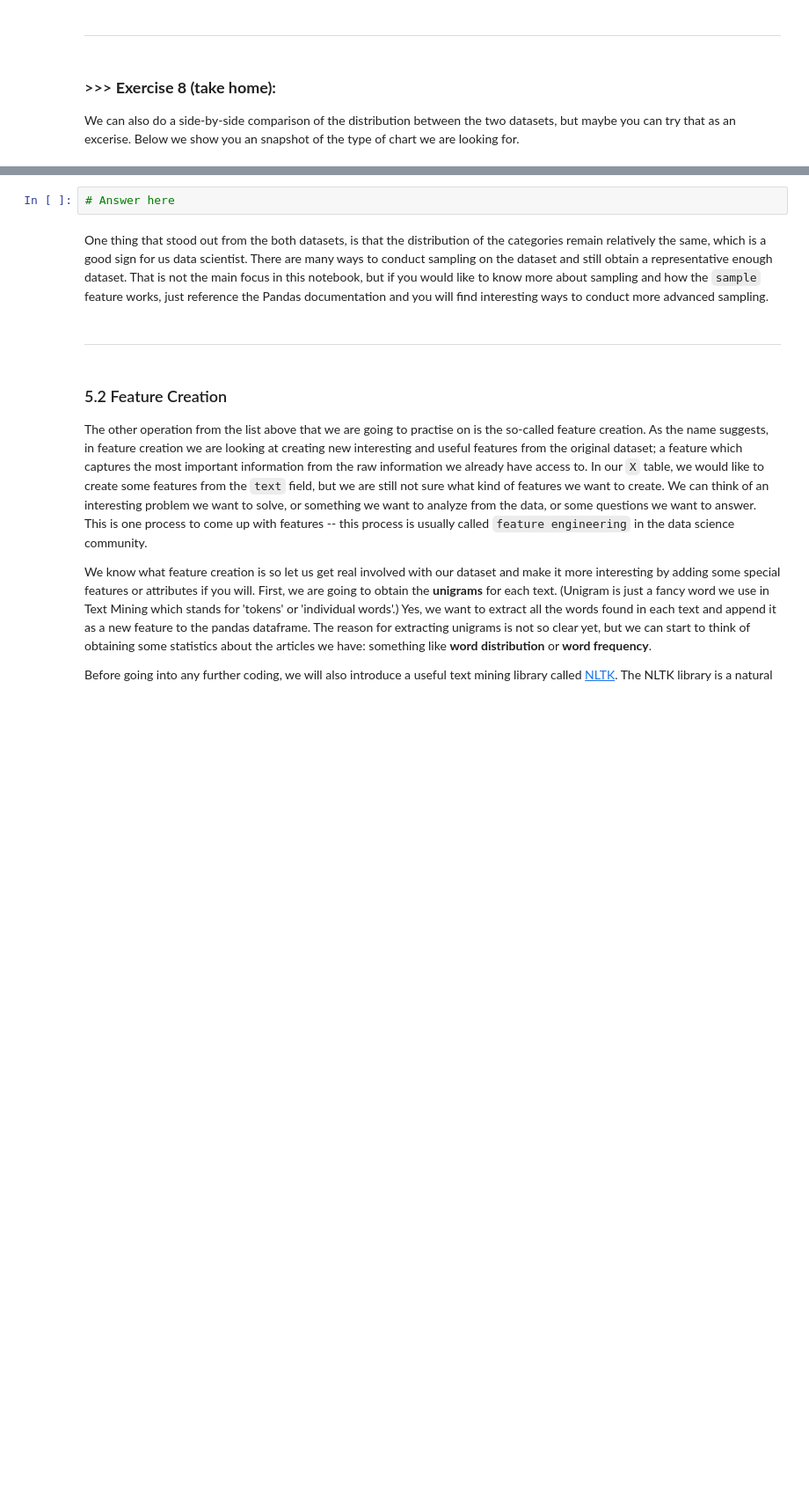
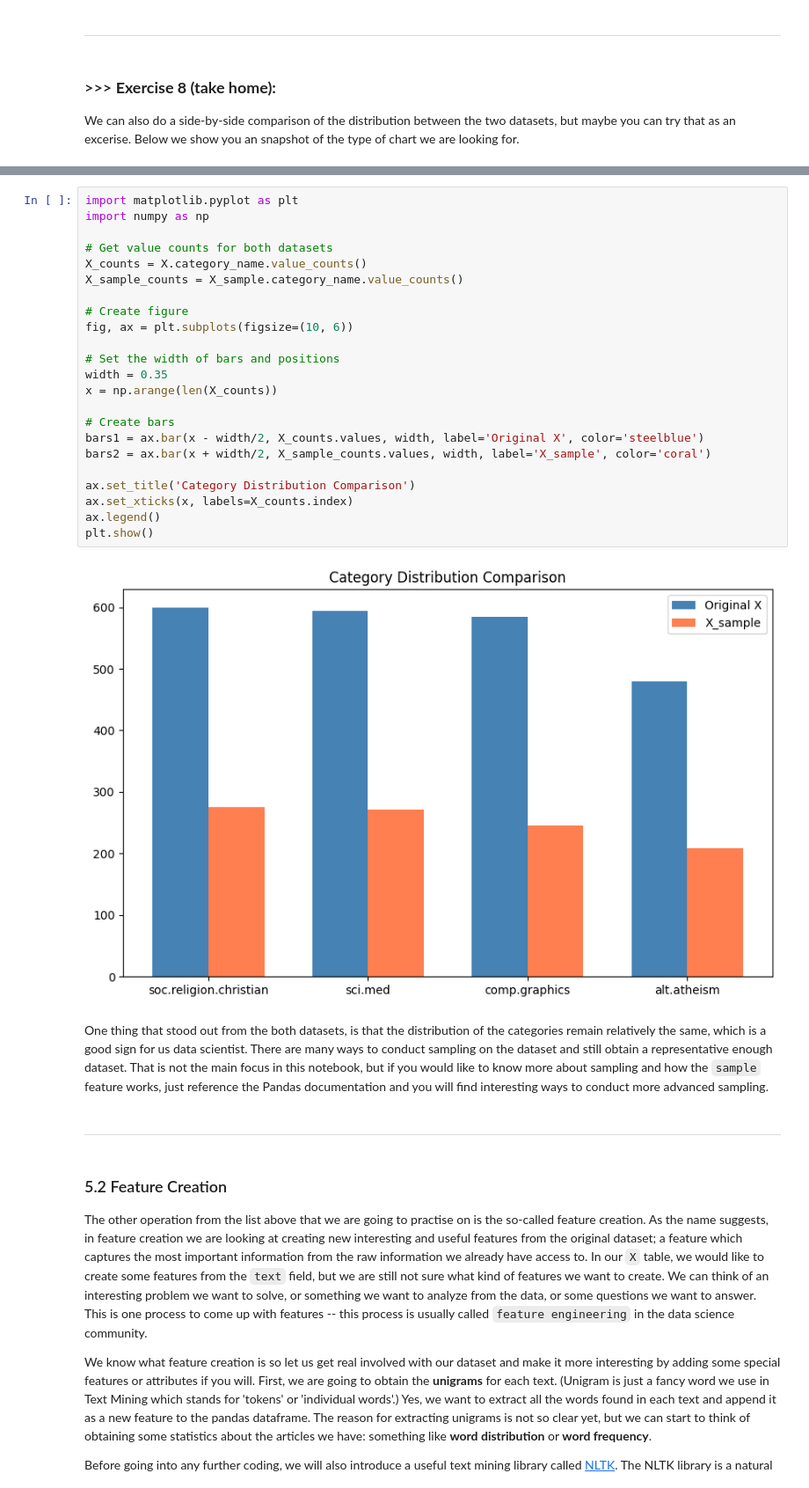
Before and after one commit to BallPoolShark/DM2025-Lab1-Exercise, a Jupyter notebook: DM2025-Lab1-Master.ipynb, the cells around one changed output, grey strips where cells are left out. Shown at 88% size. Drawn from its saved outputs; the diff is of its cells as text; blank space fills up the shorter version.

```diff
--- a/DM2025-Lab1-Master.ipynb
+++ b/DM2025-Lab1-Master.ipynb
@@ -771,8 +868,31 @@ Notice that for the `ylim` parameters we hardcoded the maximum value for y. Is i
 We can also do a side-by-side comparison of the distribution between the two datasets, but maybe you can try that as an excerise. Below we show you an snapshot of the type of chart we are looking for.
 # %% [markdown]
 ![alt txt](https://i.imgur.com/9eO431H.png)
-# %%
-# Answer here
+# %%
+import matplotlib.pyplot as plt
+import numpy as np
+
+# Get value counts for both datasets
+X_counts = X.category_name.value_counts()
+X_sample_counts = X_sample.category_name.value_counts()
+
+# Create figure
+fig, ax = plt.subplots(figsize=(10, 6))
+
+# Set the width of bars and positions
+width = 0.35
+x = np.arange(len(X_counts))
+
+# Create bars
+bars1 = ax.bar(x - width/2, X_counts.values, width, label='Original X', color='steelblue')
+bars2 = ax.bar(x + width/2, X_sample_counts.values, width, label='X_sample', color='coral')
+
+ax.set_title('Category Distribution Comparison')
+ax.set_xticks(x, labels=X_counts.index)
+ax.legend()
+plt.show()
+# %% [output]
+[figure, added]
 # %% [markdown]
 One thing that stood out from the both datasets, is that the distribution of the categories remain relatively the same, which is a good sign for us data scientist. There are many ways to conduct sampling on the dataset and still obtain a representative enough dataset. That is not the main focus in this notebook, but if you would like to know more about sampling and how the `sample` feature works, just reference the Pandas documentation and you will find interesting ways to conduct more advanced sampling.
 # %% [markdown]
```
Also changed, not shown: parts of 30 cells of this notebook, 1 other file.
